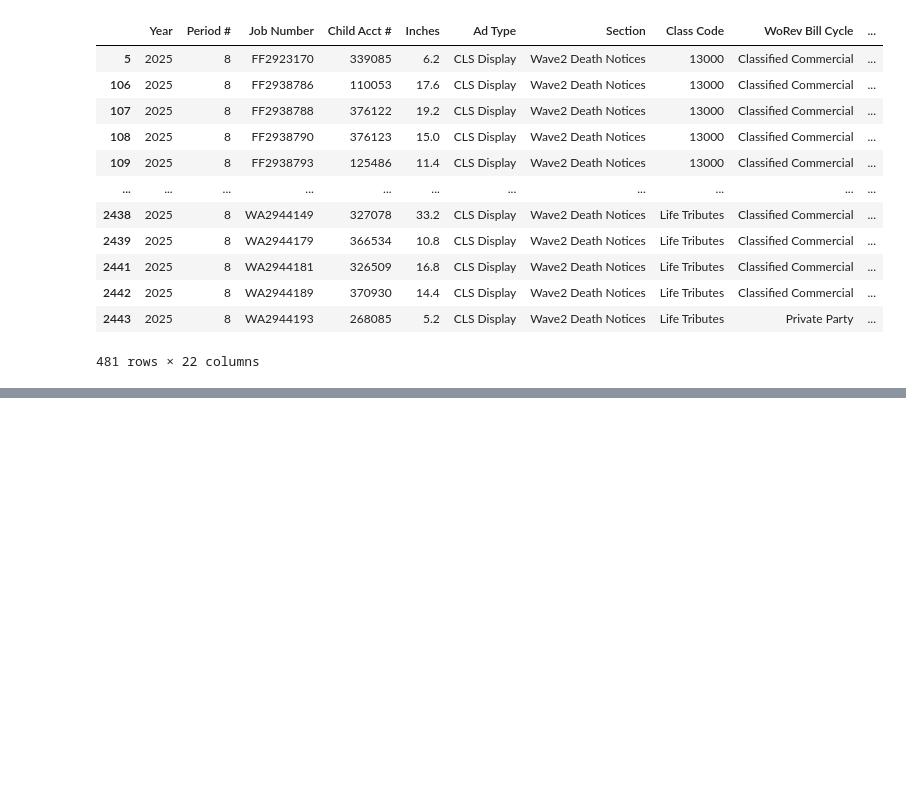
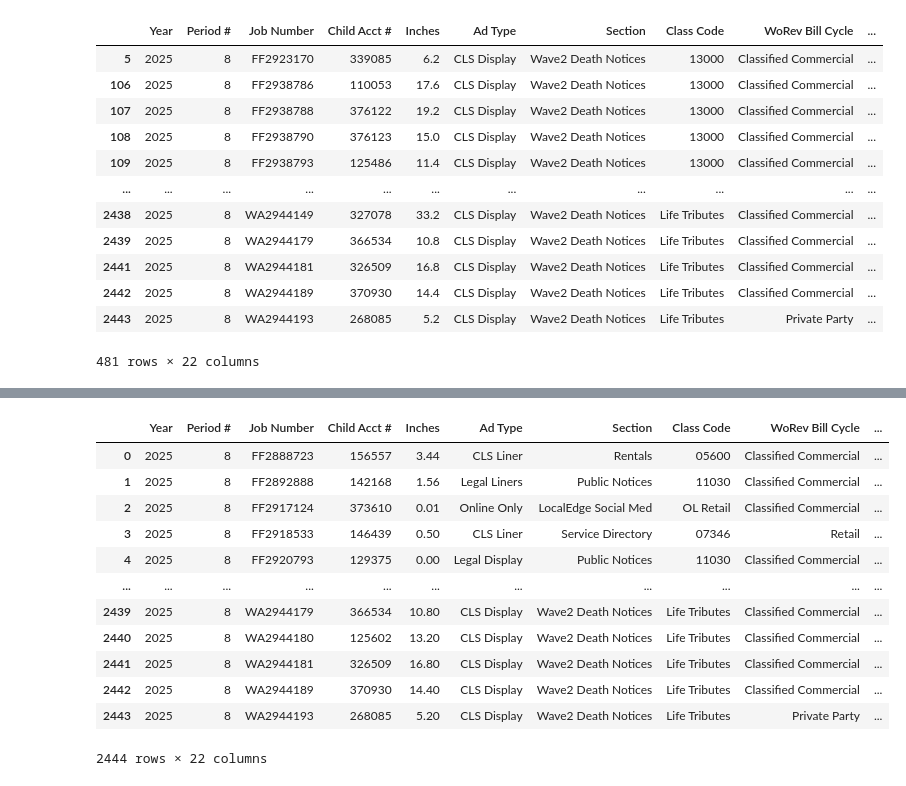
Before and after one commit to vamsisaigarapati/project-nova-MSP, a Jupyter notebook: notebooks/2_hearst_more_transformations.ipynb, the cells around one changed output, grey strips where cells are left out. Drawn from its saved outputs; the diff is of its cells as text; code cells hidden in the pictures; blank space fills up the shorter version.

```diff
--- a/notebooks/2_hearst_more_transformations.ipynb
+++ b/notebooks/2_hearst_more_transformations.ipynb
@@ -269,0 +276,16 @@ processed_df1[processed_df1['MSP/non-MSP']=='Non-MSP']
+# %%
+processed_df1
+# %% [output]
+|  | Year | Period # | Job Number | Child Acct # | Inches | Ad Type | Section | Class Code | WoRev Bill Cycle | ... |
+| 0 | 2025 | 8 | FF2888723 | 156557 | 3.44 | CLS Liner | Rentals | 05600 | Classified Commercial | ... |
+| 1 | 2025 | 8 | FF2892888 | 142168 | 1.56 | Legal Liners | Public Notices | 11030 | Classified Commercial | ... |
+| 2 | 2025 | 8 | FF2917124 | 373610 | 0.01 | Online Only | LocalEdge Social Med | OL Retail | Classified Commercial | ... |
+| 3 | 2025 | 8 | FF2918533 | 146439 | 0.50 | CLS Liner | Service Directory | 07346 | Retail | ... |
+| 4 | 2025 | 8 | FF2920793 | 129375 | 0.00 | Legal Display | Public Notices | 11030 | Classified Commercial | ... |
+| ... | ... | ... | ... | ... | ... | ... | ... | ... | ... | ... |
+| 2439 | 2025 | 8 | WA2944179 | 366534 | 10.80 | CLS Display | Wave2 Death Notices | Life Tributes | Classified Commercial | ... |
+| 2440 | 2025 | 8 | WA2944180 | 125602 | 13.20 | CLS Display | Wave2 Death Notices | Life Tributes | Classified Commercial | ... |
+| 2441 | 2025 | 8 | WA2944181 | 326509 | 16.80 | CLS Display | Wave2 Death Notices | Life Tributes | Classified Commercial | ... |
+| 2442 | 2025 | 8 | WA2944189 | 370930 | 14.40 | CLS Display | Wave2 Death Notices | Life Tributes | Classified Commercial | ... |
+| 2443 | 2025 | 8 | WA2944193 | 268085 | 5.20 | CLS Display | Wave2 Death Notices | Life Tributes | Private Party | ... |
+2444 rows × 22 columns
```
Also changed, not shown: parts of 7 cells of this notebook, 6 other files.
